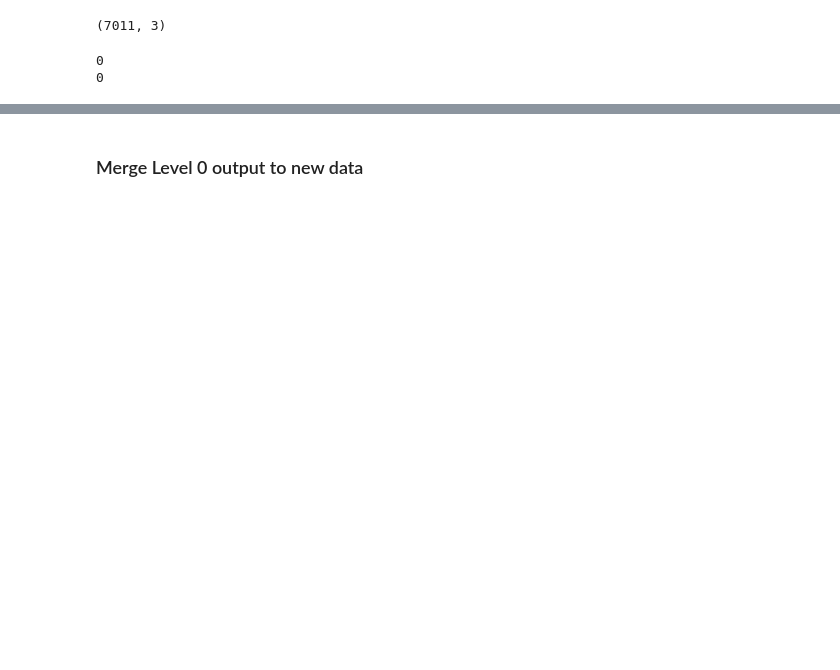
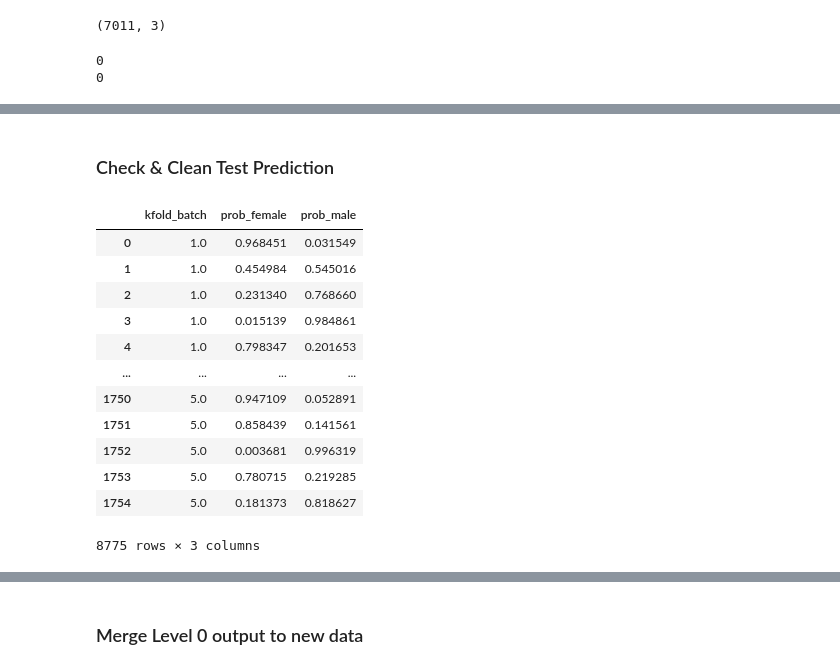
Before and after one commit to Liam-LT/NLP-TweetProfiler, a Jupyter notebook: Model1.ipynb, the cells around one changed output, grey strips where cells are left out. Saved outputs shown, nothing was run; the diff lists cells and outputs as text; code cells hidden in the pictures; blank space fills up the shorter version.

```diff
--- a/Model1.ipynb
+++ b/Model1.ipynb
@@ -311,0 +367,18 @@ new_df_description.head(10)
+# %% [markdown]
+### Check & Clean Test Prediction
+# %%
+oof_text
+# %% [output]
+|  | kfold_batch | prob_female | prob_male |
+| 0 | 1.0 | 0.968451 | 0.031549 |
+| 1 | 1.0 | 0.454984 | 0.545016 |
+| 2 | 1.0 | 0.231340 | 0.768660 |
+| 3 | 1.0 | 0.015139 | 0.984861 |
+| 4 | 1.0 | 0.798347 | 0.201653 |
+| ... | ... | ... | ... |
+| 1750 | 5.0 | 0.947109 | 0.052891 |
+| 1751 | 5.0 | 0.858439 | 0.141561 |
+| 1752 | 5.0 | 0.003681 | 0.996319 |
+| 1753 | 5.0 | 0.780715 | 0.219285 |
+| 1754 | 5.0 | 0.181373 | 0.818627 |
+8775 rows × 3 columns
```
Also changed, not shown: parts of 32 cells of this notebook.
